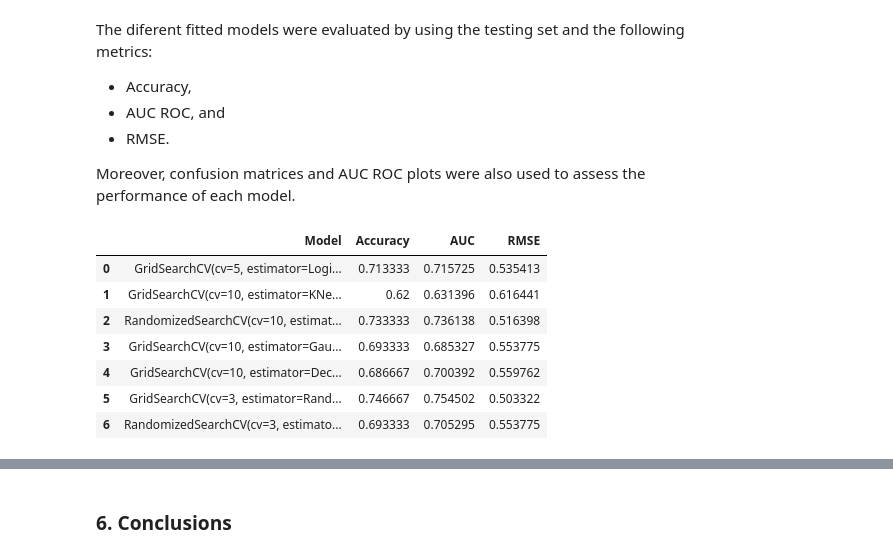
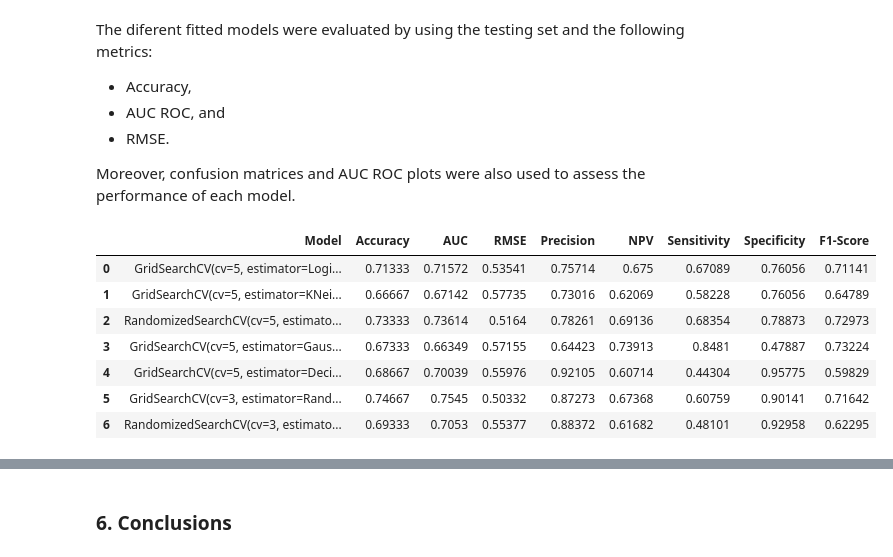
Before and after one commit to DanielEduardoLopez/RestaurantReviews, a Jupyter notebook: NLP_RestaurantReviews.ipynb, the cells around one changed output, grey strips where cells are left out. Drawn from its saved outputs; the diff is of its cells as text; code cells hidden in the pictures.

```diff
--- a/NLP_RestaurantReviews.ipynb
+++ b/NLP_RestaurantReviews.ipynb
@@ -913,6 +930,8 @@ The area under the ROC curve is: 0.77326
 The RMSE is: 0.47599
 # %%
 # Naive Bayes Model
+%%time
+
 Bayes_classifier = GaussianNB()
 
 Bayes_param_grid = {'var_smoothing': np.logspace(0,-9, num=100)}
@@ -920,7 +939,7 @@ Bayes_param_grid = {'var_smoothing': np.logspace(0,-9, num=100)}
 Bayes_search = GridSearchCV(estimator = Bayes_classifier,
                           param_grid = Bayes_param_grid,
                           scoring = 'accuracy', # 'roc_auc'
-                          cv = 10,
+                          cv = 5,
                           n_jobs = -1,
                           refit = True,
                           verbose = True,
@@ -987,5 +1008,7 @@ The RMSE is: 0.51539
 # %%
 # Decision Tree Model
+%%time
+
 tree_classifier = DecisionTreeClassifier(random_state = 0)
 
 tree_param_grid = {
@@ -997,7 +1020,7 @@ tree_param_grid = {
 tree_search = GridSearchCV(estimator = tree_classifier,
                           param_grid = tree_param_grid,
                           scoring = 'accuracy', # 'roc_auc'
-                          cv = 10,
+                          cv = 5,
                           n_jobs = -1,
                           refit = True,
                           verbose = True,
@@ -1073,12 +1098,14 @@ The area under the ROC curve is: 0.73162
 The RMSE is: 0.51539
 # %%
 # Random Forest Model
+%%time
+
 forest_classifier = RandomForestClassifier(random_state = 0)
 
 forest_param_grid = {
-                    'n_estimators': [50, 100, 300, 500, 1000],
+                    'n_estimators': [100, 300, 500, 1000],
                     'criterion': ['gini', 'entropy', 'log_loss'],
-                    'max_depth' : [10, 20, 50, 100, 200, None],
+                    'max_depth' : [10, 20, 50, 100],
                     'max_features': ['sqrt', 'log2', None]
                     }
 
@@ -1161,14 +1190,17 @@ The area under the ROC curve is: 0.76337
 The RMSE is: 0.48412
 # %%
 # XGBoost Model
+%%time
+
 xgb_classifier = XGBClassifier(objective= 'binary:logistic', random_state = 0)
 
 xgb_param_grid = {
-                    'n_estimators':[50, 100, 300, 500, 1000],
-                    'max_depth' : [10, 20, 50, 100],
-                    'learning_rate': [0.1, 0.01, 0.001, 0.0001]
+                    'n_estimators':[100, 300, 500, 1000],
+                    'max_depth' : [10, 20, 50],
+                    'learning_rate': [0.1, 0.01, 0.001]
                     }
 
+# RandomizedSearchCV was used because XGB is somewhat computationally expensive
 xgb_search = RandomizedSearchCV(estimator = xgb_classifier,
                                 param_distributions = xgb_param_grid,
                                 scoring = 'accuracy', # 'roc_auc'
@@ -1242,31 +1274,40 @@ The diferent fitted models were evaluated by using the testing set and the follo
 Moreover, confusion matrices and AUC ROC plots were also used to assess the performance of each model.
 # %%
 # Models Testing
-models_df = pd.DataFrame([['Dummy', 'Dummy', 'Dummy', 'Dummy']], columns = ['Model', 'Accuracy', 'AUC', 'RMSE'])
+models_df = pd.DataFrame([['Dummy', 'Dummy', 'Dummy', 'Dummy', 'Dummy', 'Dummy', 'Dummy', 'Dummy', 'Dummy']],
+                         columns = ['Model', 'Accuracy', 'AUC', 'RMSE', 'Precision', 'NPV','Sensitivity', 'Specificity', 'F1-Score'])
 
 models = [logreg_search, KNN_search, SVC_search, Bayes_search, tree_search, forest_search, xgb_search]
 
 for model in models:
     y_pred_model = model.predict(X_test)
     #y_pred_prob_model = model.predict_proba(X_test)[:,1]
     model_accuracy = accuracy_score(y_test, y_pred_model)
     model_auc = roc_auc_score(y_test, y_pred_model)
     model_rmse = np.sqrt(mean_squared_error(y_test, y_pred_model))
+    model_precision = precision_score(y_test, y_pred_model) # Positive predictive value
+    tn, fp, fn, tp = confusion_matrix(y_test, y_pred_model).ravel()
+    model_npv = tn/(tn + fn) # Negative predictive value
+    model_sensitivity = recall_score(y_test, y_pred_model) # Recall of the positive class
+    model_specificity = recall_score(y_test, y_pred_model, pos_label=0) # Recall of the negative class
+    model_f1 = f1_score(y_test, y_pred_model)
     models_df = pd.concat([models_df,
-                          pd.DataFrame({'Model': str(model)[:80], 'Accuracy': model_accuracy,'AUC': model_auc, 'RMSE': model_rmse}, index=[0])],
-                          axis = 0)
+                          pd.DataFrame({'Model': str(model)[:80], 'Accuracy': round(model_accuracy, 5),'AUC': round(model_auc, 5),
+                                        'RMSE': round(model_rmse, 5), 'Precision': round(model_precision, 5), 'NPV': round(model_npv, 5),
+                                        'Sensitivity': round(model_sensitivity, 5), 'Specificity': round(model_specificity, 5),
+                                        'F1-Score': round(model_f1, 5)}, index=[0])], axis = 0)
 
 models_df = models_df.iloc[1:,].reset_index().drop(columns = 'index')
 models_df
 # %% [output]
-|  | Model | Accuracy | AUC | RMSE |
-| 0 | GridSearchCV(cv=5, estimator=Logi... | 0.713333 | 0.715725 | 0.535413 |
-| 1 | GridSearchCV(cv=10, estimator=KNe... | 0.62 | 0.631396 | 0.616441 |
-| 2 | RandomizedSearchCV(cv=10, estimat... | 0.733333 | 0.736138 | 0.516398 |
-| 3 | GridSearchCV(cv=10, estimator=Gau... | 0.693333 | 0.685327 | 0.553775 |
-| 4 | GridSearchCV(cv=10, estimator=Dec... | 0.686667 | 0.700392 | 0.559762 |
-| 5 | GridSearchCV(cv=3, estimator=Rand... | 0.746667 | 0.754502 | 0.503322 |
-| 6 | RandomizedSearchCV(cv=3, estimato... | 0.693333 | 0.705295 | 0.553775 |
+|  | Model | Accuracy | AUC | RMSE | Precision | NPV | Sensitivity | Specificity | F1-Score |
+| 0 | GridSearchCV(cv=5, estimator=Logi... | 0.71333 | 0.71572 | 0.53541 | 0.75714 | 0.675 | 0.67089 | 0.76056 | 0.71141 |
+| 1 | GridSearchCV(cv=5, estimator=KNei... | 0.66667 | 0.67142 | 0.57735 | 0.73016 | 0.62069 | 0.58228 | 0.76056 | 0.64789 |
+| 2 | RandomizedSearchCV(cv=5, estimato... | 0.73333 | 0.73614 | 0.5164 | 0.78261 | 0.69136 | 0.68354 | 0.78873 | 0.72973 |
+| 3 | GridSearchCV(cv=5, estimator=Gaus... | 0.67333 | 0.66349 | 0.57155 | 0.64423 | 0.73913 | 0.8481 | 0.47887 | 0.73224 |
+| 4 | GridSearchCV(cv=5, estimator=Deci... | 0.68667 | 0.70039 | 0.55976 | 0.92105 | 0.60714 | 0.44304 | 0.95775 | 0.59829 |
+| 5 | GridSearchCV(cv=3, estimator=Rand... | 0.74667 | 0.7545 | 0.50332 | 0.87273 | 0.67368 | 0.60759 | 0.90141 | 0.71642 |
+| 6 | RandomizedSearchCV(cv=3, estimato... | 0.69333 | 0.7053 | 0.55377 | 0.88372 | 0.61682 | 0.48101 | 0.92958 | 0.62295 |
 # %%
 # Cleaning of the Models column by removing unnecessary characters from model name
 import re
```
Also changed, not shown: parts of 27 cells of this notebook.
